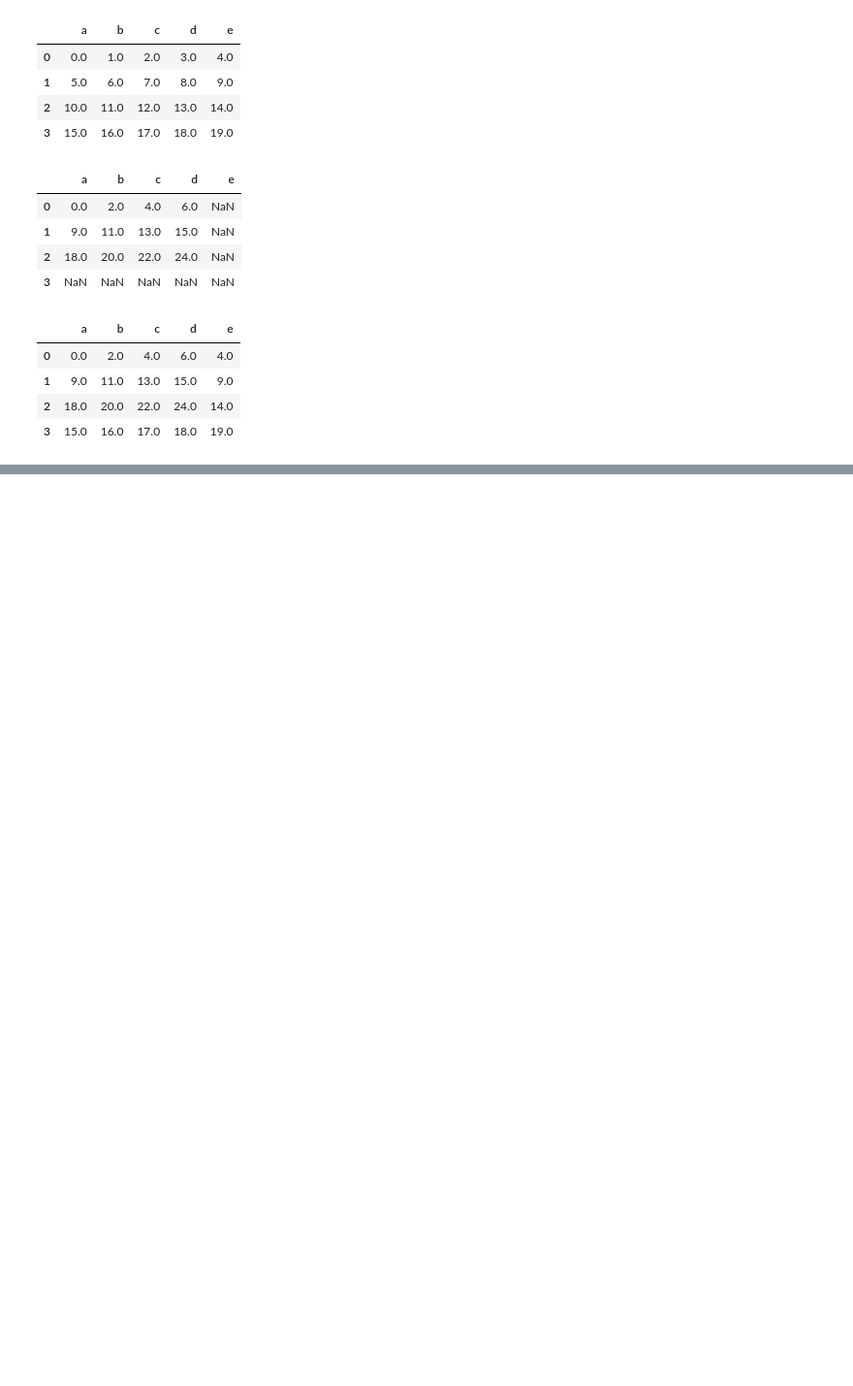
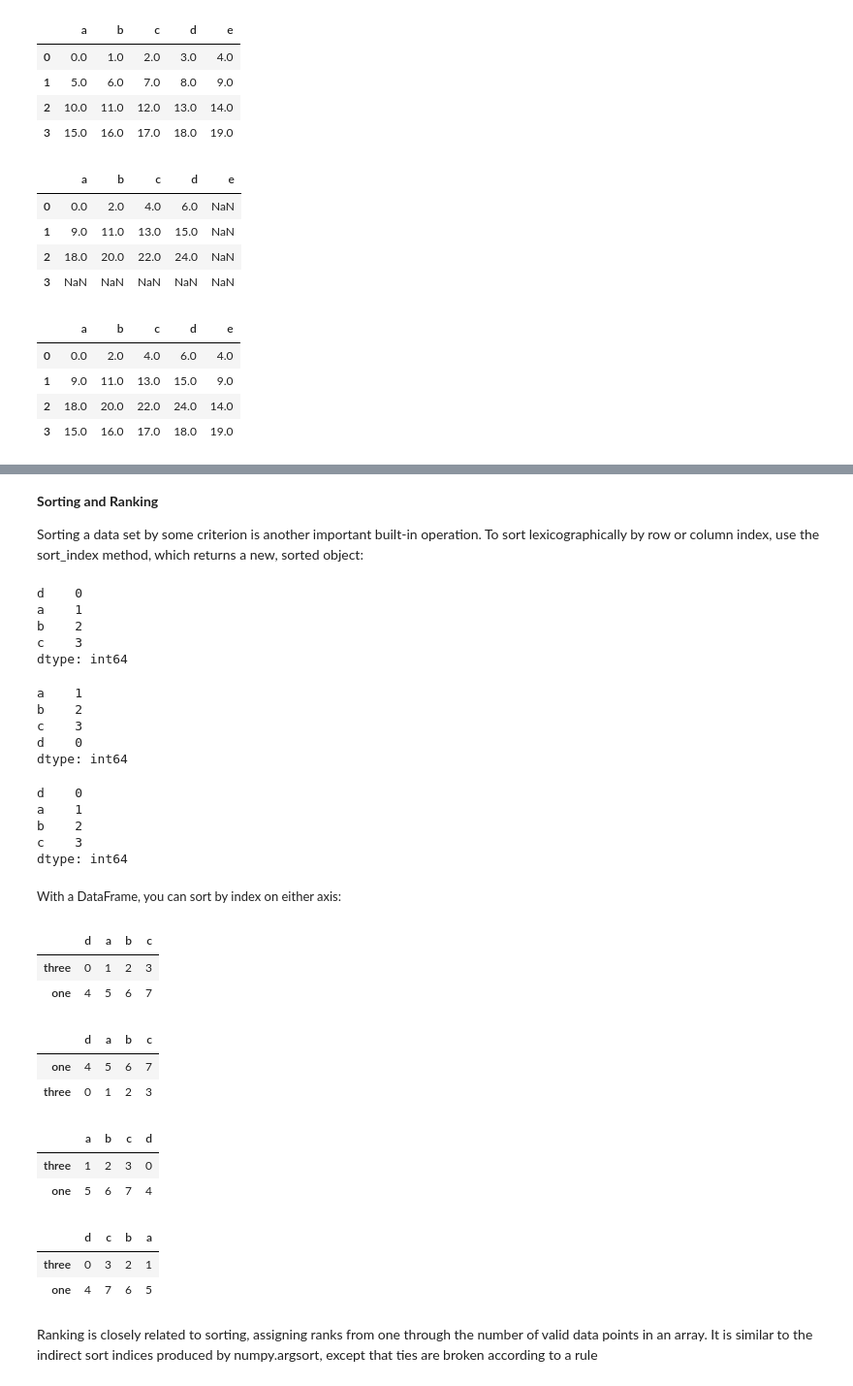
Before and after one commit to AmanSg098/ML-Projects, a Jupyter notebook: Pandaspract.ipynb, the cells around one changed output, grey strips where cells are left out. Shown: that part at 97% size. Drawn from its saved outputs; the diff is of its cells as text; code cells hidden in the pictures; blank space fills up the shorter version.

```diff
--- a/Pandaspract.ipynb
+++ b/Pandaspract.ipynb
@@ -725,0 +782,66 @@ df1.add(df2, fill_value=0)
+# %% [markdown]
+<b>Sorting and Ranking</b>
+<font size=2>
+
+Sorting a data set by some criterion is another important built-in operation. To sort
+lexicographically by row or column index, use the sort_index method, which returns
+a new, sorted object:
+
+</font>
+# %%
+obj = pd.Series(range(4), index=['d', 'a', 'b', 'c'])
+obj
+# %% [output]
+d    0
+a    1
+b    2
+c    3
+dtype: int64
+# %%
+obj.sort_index()
+# %% [output]
+a    1
+b    2
+c    3
+d    0
+dtype: int64
+# %%
+obj.sort_values()
+# %% [output]
+d    0
+a    1
+b    2
+c    3
+dtype: int64
+# %% [markdown]
+<font size=2>With a DataFrame, you can sort by index on either axis:</font>
+# %%
+frame = pd.DataFrame(np.arange(8).reshape((2, 4)), index=['three', 'one'],
+                  columns=['d', 'a', 'b', 'c'])
+frame
+# %% [output]
+|  | d | a | b | c |
+| three | 0 | 1 | 2 | 3 |
+| one | 4 | 5 | 6 | 7 |
+# %%
+frame.sort_index()
+# %% [output]
+|  | d | a | b | c |
+| one | 4 | 5 | 6 | 7 |
+| three | 0 | 1 | 2 | 3 |
+# %%
+frame.sort_index(axis=1)
+# %% [output]
+|  | a | b | c | d |
+| three | 1 | 2 | 3 | 0 |
+| one | 5 | 6 | 7 | 4 |
+# %%
+frame.sort_index(axis=1, ascending=False)
+# %% [output]
+|  | d | c | b | a |
+| three | 0 | 3 | 2 | 1 |
+| one | 4 | 7 | 6 | 5 |
+# %% [markdown]
+Ranking is closely related to sorting, assigning ranks from one through the number of
+valid data points in an array. It is similar to the indirect sort indices produced by
+numpy.argsort, except that ties are broken according to a rule
```
Also changed, not shown: parts of 13 cells of this notebook, 1 other file.
